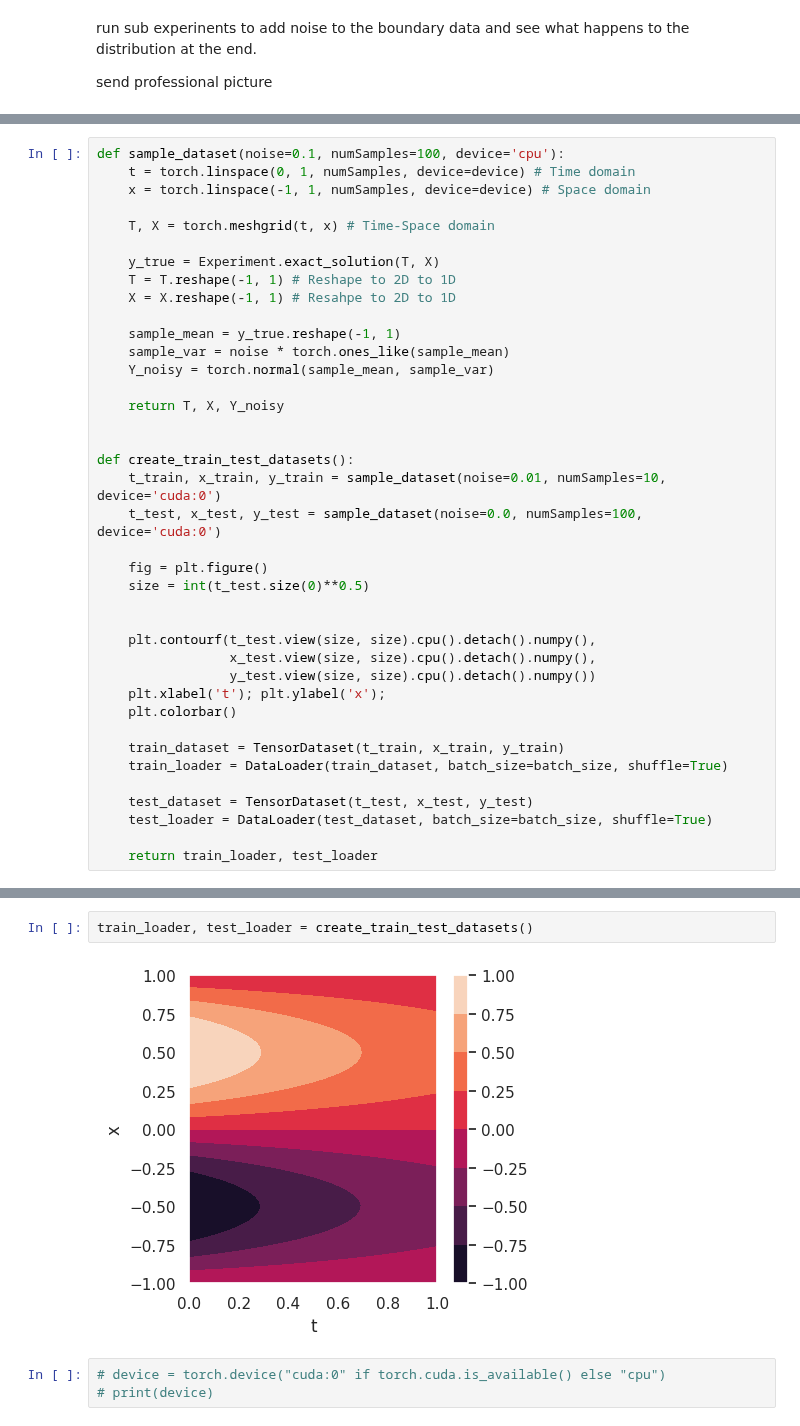
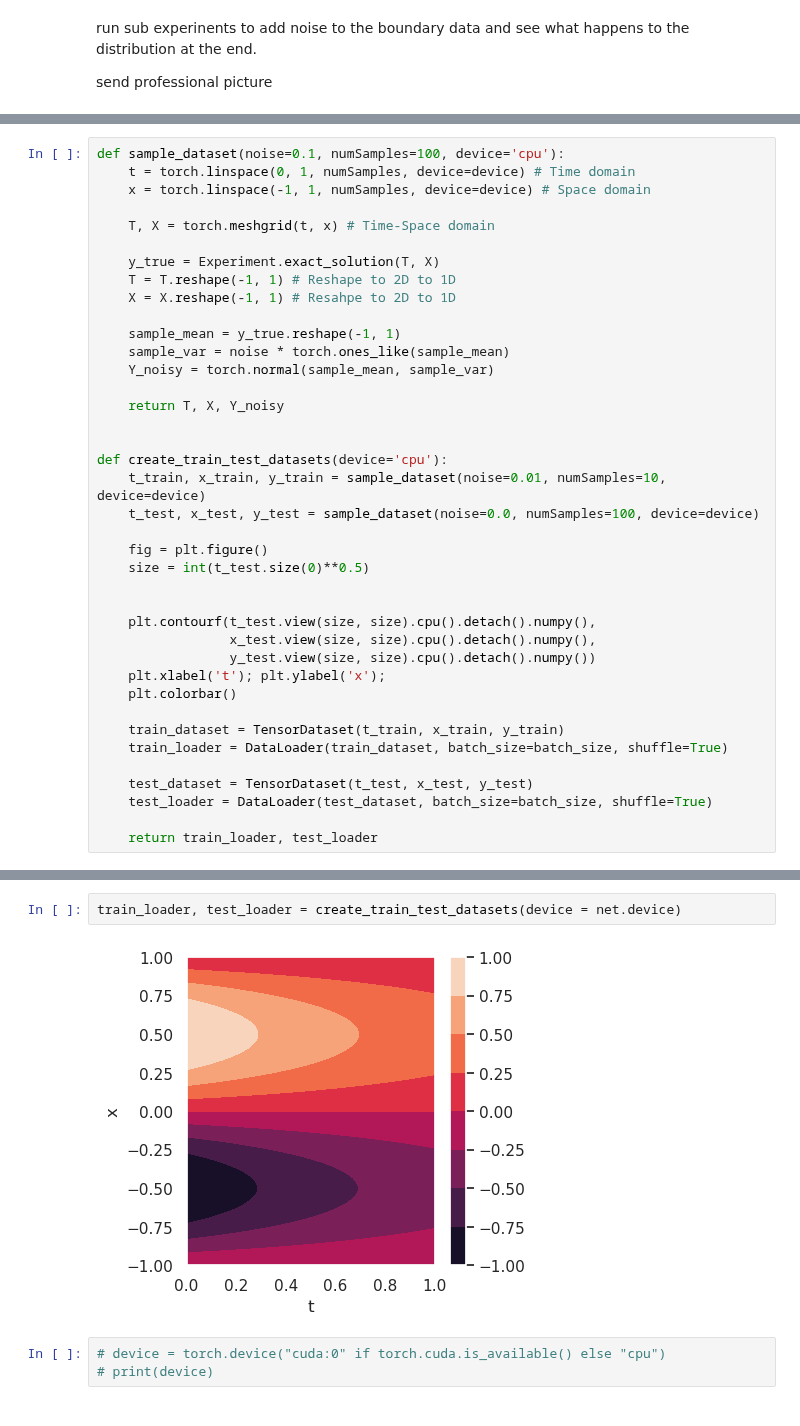
Before and after one commit to csml-beach/deep-bayesian-operator-nets, a Jupyter notebook: notebooks/bayes-pinn-PDE-gpu.ipynb, the cells around one changed output, grey strips where cells are left out. Saved outputs shown, nothing was run; the diff lists cells and outputs as text.

```diff
--- a/notebooks/bayes-pinn-PDE-gpu.ipynb
+++ b/notebooks/bayes-pinn-PDE-gpu.ipynb
@@ -241,9 +245,9 @@ def sample_dataset(noise=0.1, numSamples=100, device='cpu'):
     return T, X, Y_noisy
 
 
-def create_train_test_datasets():
-    t_train, x_train, y_train = sample_dataset(noise=0.01, numSamples=10, device='cuda:0')
-    t_test, x_test, y_test = sample_dataset(noise=0.0, numSamples=100, device='cuda:0')
+def create_train_test_datasets(device='cpu'):
+    t_train, x_train, y_train = sample_dataset(noise=0.01, numSamples=10, device=device)
+    t_test, x_test, y_test = sample_dataset(noise=0.0, numSamples=100, device=device)
 
     fig = plt.figure()
     size = int(t_test.size(0)**0.5)
@@ -265,7 +276,7 @@ def create_train_test_datasets():
 # %%
-train_loader, test_loader = create_train_test_datasets()
+train_loader, test_loader = create_train_test_datasets(device = net.device)
 # %% [output]
-[figure, old version]
+[figure, new version]
 # %%
 # device = torch.device("cuda:0" if torch.cuda.is_available() else "cpu")
 # print(device)
```
Also changed, not shown: parts of 9 cells of this notebook.
